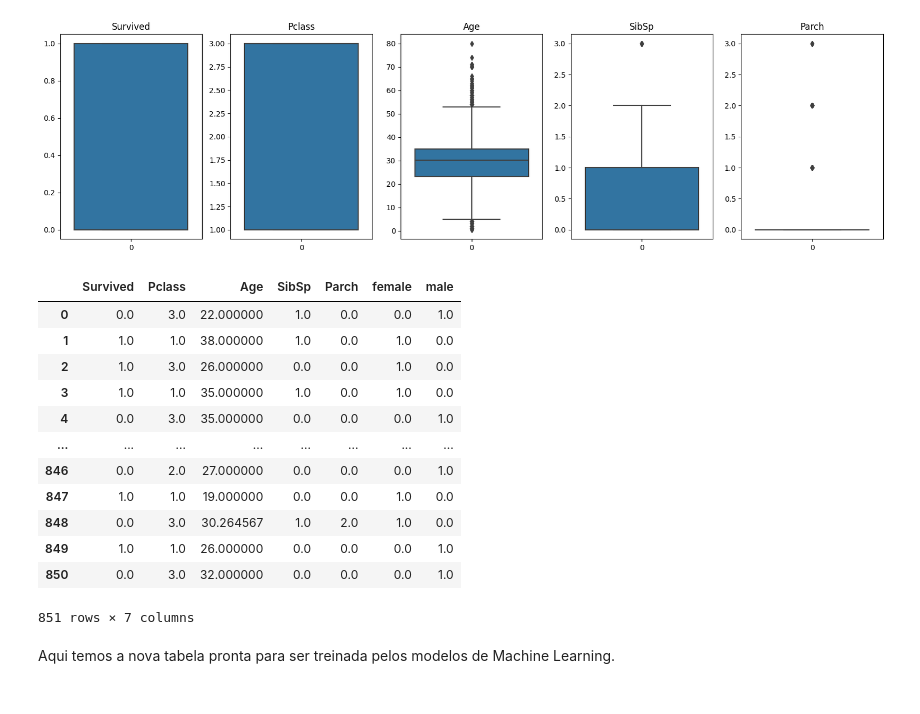
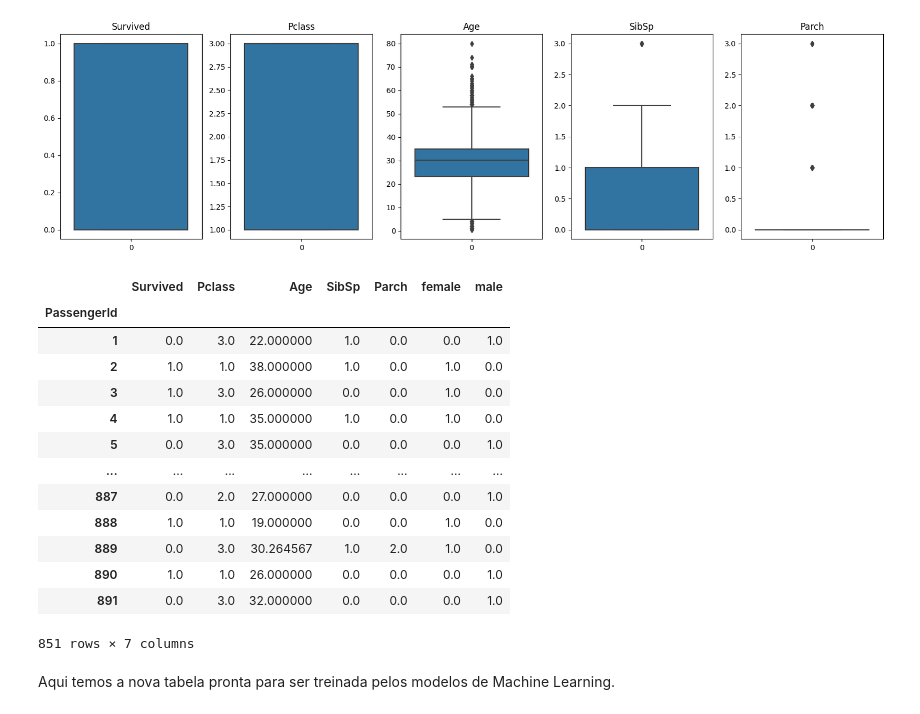
Before and after one commit to RenanFlorencio/Titanic-Model-Training, a Jupyter notebook: training.ipynb, the cells around one changed output. Drawn from its saved outputs; the diff is of its cells as text; code cells hidden in the pictures.

```diff
--- a/training.ipynb
+++ b/training.ipynb
@@ -244,21 +244,22 @@ plt.show()
 [figure]
 # %%
 df['PassengerId'] = df['PassengerId'].astype(int) # Corrigindo o tipo do Id
-df.drop('PassengerId', axis=1, inplace=True)
+df = df.set_index('PassengerId')
 df
 # %% [output]
 |  | Survived | Pclass | Age | SibSp | Parch | female | male |
-| 0 | 0.0 | 3.0 | 22.000000 | 1.0 | 0.0 | 0.0 | 1.0 |
-| 1 | 1.0 | 1.0 | 38.000000 | 1.0 | 0.0 | 1.0 | 0.0 |
-| 2 | 1.0 | 3.0 | 26.000000 | 0.0 | 0.0 | 1.0 | 0.0 |
-| 3 | 1.0 | 1.0 | 35.000000 | 1.0 | 0.0 | 1.0 | 0.0 |
-| 4 | 0.0 | 3.0 | 35.000000 | 0.0 | 0.0 | 0.0 | 1.0 |
+| PassengerId |  |  |  |  |  |  |  |
+| 1 | 0.0 | 3.0 | 22.000000 | 1.0 | 0.0 | 0.0 | 1.0 |
+| 2 | 1.0 | 1.0 | 38.000000 | 1.0 | 0.0 | 1.0 | 0.0 |
+| 3 | 1.0 | 3.0 | 26.000000 | 0.0 | 0.0 | 1.0 | 0.0 |
+| 4 | 1.0 | 1.0 | 35.000000 | 1.0 | 0.0 | 1.0 | 0.0 |
+| 5 | 0.0 | 3.0 | 35.000000 | 0.0 | 0.0 | 0.0 | 1.0 |
 | ... | ... | ... | ... | ... | ... | ... | ... |
-| 846 | 0.0 | 2.0 | 27.000000 | 0.0 | 0.0 | 0.0 | 1.0 |
-| 847 | 1.0 | 1.0 | 19.000000 | 0.0 | 0.0 | 1.0 | 0.0 |
-| 848 | 0.0 | 3.0 | 30.264567 | 1.0 | 2.0 | 1.0 | 0.0 |
-| 849 | 1.0 | 1.0 | 26.000000 | 0.0 | 0.0 | 0.0 | 1.0 |
-| 850 | 0.0 | 3.0 | 32.000000 | 0.0 | 0.0 | 0.0 | 1.0 |
+| 887 | 0.0 | 2.0 | 27.000000 | 0.0 | 0.0 | 0.0 | 1.0 |
+| 888 | 1.0 | 1.0 | 19.000000 | 0.0 | 0.0 | 1.0 | 0.0 |
+| 889 | 0.0 | 3.0 | 30.264567 | 1.0 | 2.0 | 1.0 | 0.0 |
+| 890 | 1.0 | 1.0 | 26.000000 | 0.0 | 0.0 | 0.0 | 1.0 |
+| 891 | 0.0 | 3.0 | 32.000000 | 0.0 | 0.0 | 0.0 | 1.0 |
 851 rows × 7 columns
 # %% [markdown]
 Aqui temos a nova tabela pronta para ser treinada pelos modelos de Machine Learning.
```
Also changed, not shown: parts of 11 cells of this notebook.
